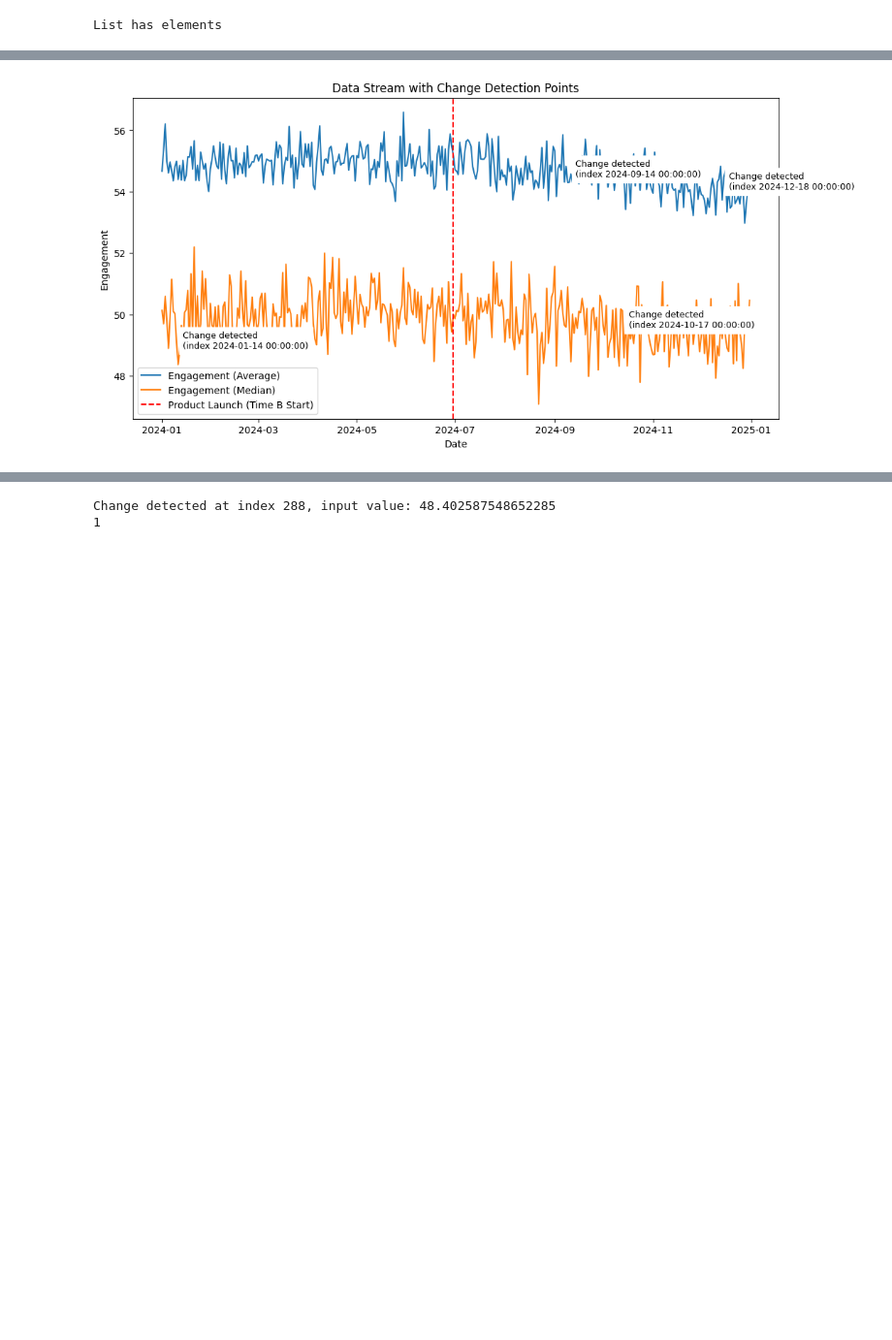
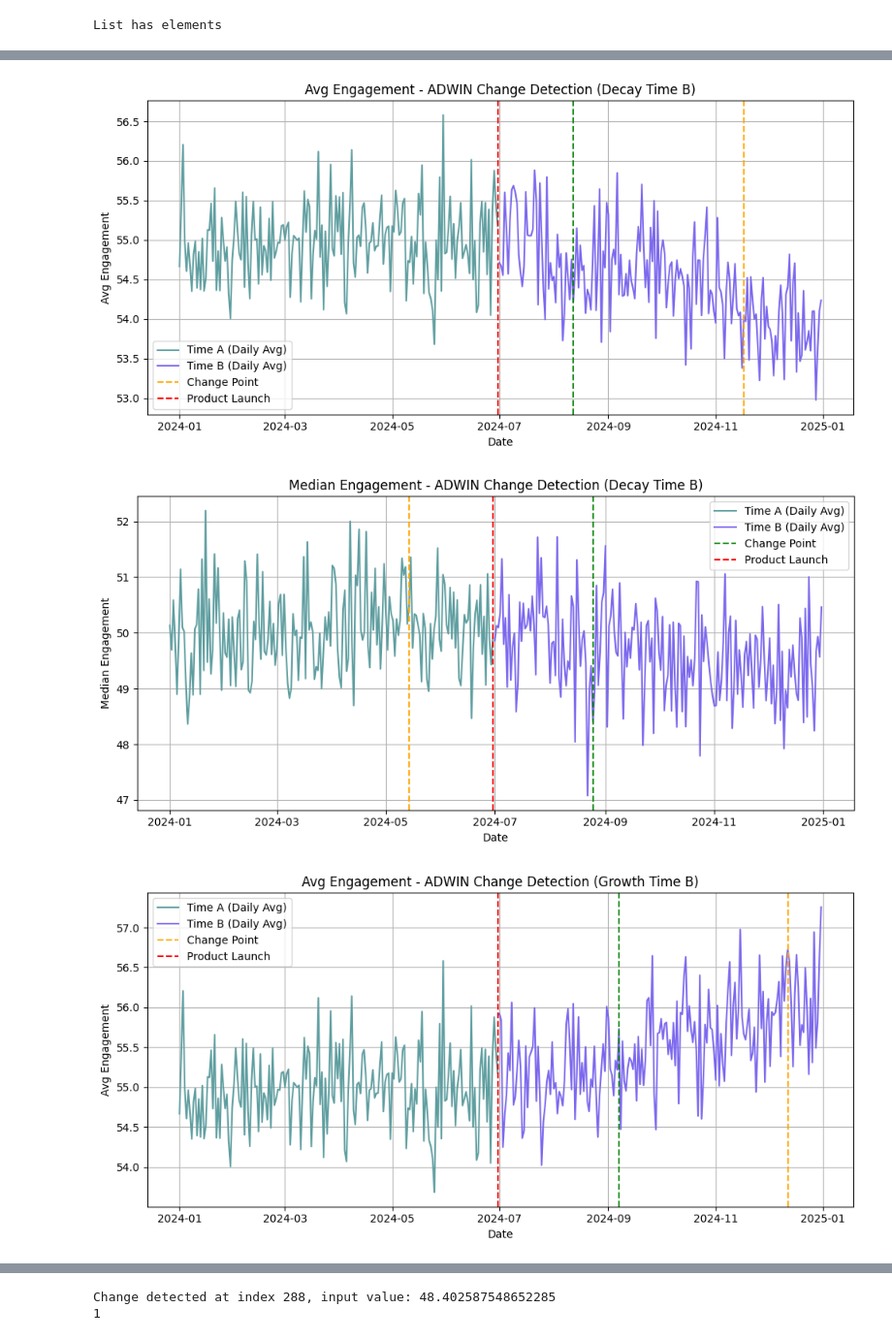
Before and after one commit to danieltabach/Drift-Detection, a Jupyter notebook: Victor Models/adwin.ipynb, the cells around one changed output, grey strips where cells are left out. Shown at 97% size. Saved outputs shown, nothing was run; the diff lists cells and outputs as text; code cells hidden in the pictures; blank space fills up the shorter version.

Commit message:
Updated ADWIN model

```diff
--- a/Victor Models/adwin.ipynb
+++ b/Victor Models/adwin.ipynb
@@ -113,0 +60,2 @@ def adwin_tests(adwin_model, df, target_column,show=False):
+# %%
+avg_target = all_data_decay.groupby('Date')['Engagement'].mean()
@@ -114,13 +196,21 @@ def adwin_tests(adwin_model, df, target_column,show=False):
 # %%
-df = all_data_decay
-target_column = 'Engagement'
-all_dates = np.unique(all_data_decay['Date']).astype('datetime64[D]')
+def generate_adwin():
+    adwin = drift.ADWIN(delta = .5, # significance value
+                            clock=1, # how often ADWIN should check for changes
+                            min_window_length=1, #Min length allowed when checking concept drift, smaller may decrease delay but lead to false positives
+                            grace_period=0)
+    return adwin
 
-adwin = drift.ADWIN(delta = .05, # significance value
-                    clock=1, # how often ADWIN should check for changes
-                    min_window_length=5, #Min length allowerd when checking concept drift, smaller may decrease delay but lead to false positives
-                    grace_period=0) #when to start looking
-
-change_points_avg, change_points_median, delay_avg, delay_median = adwin_tests(adwin, all_data_decay, 'Engagement',show=True)
+adwin_avg = generate_adwin()
+adwin_median = generate_adwin()
+change_points_avg_decay, change_points_median_decay, delay_avg_decay, delay_median_decay = adwin_tests(adwin_avg, adwin_median, all_data_decay, 'Engagement', scenario="Decay Time B",show=True)
+adwin_avg = generate_adwin()
+adwin_median = generate_adwin()
+change_points_avg_growth, change_points_median_growth, delay_avg_growth, delay_median_growth = adwin_tests(adwin_avg, adwin_median, all_data_growth, 'Engagement', scenario="Growth Time B",show=True)
+adwin_avg = generate_adwin()
+adwin_median = generate_adwin()
+change_points_avg_normal, change_points_median_normal, delay_avg_normal, delay_median_normal = adwin_tests(adwin_avg, adwin_median, all_data_normal, 'Engagement', scenario="Normal Time B",show=True)
 # %% [output]
-[figure, old version]
+[figure, new version]
+[figure, added]
+[figure, added]
```
Also changed, not shown: parts of 10 cells of this notebook, 6 other files.
